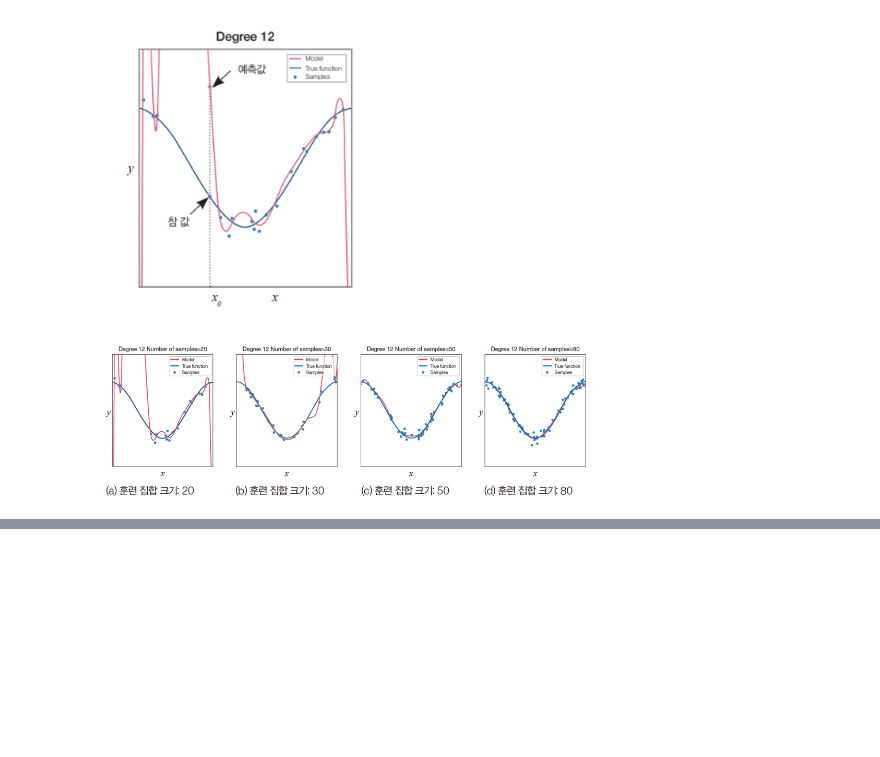
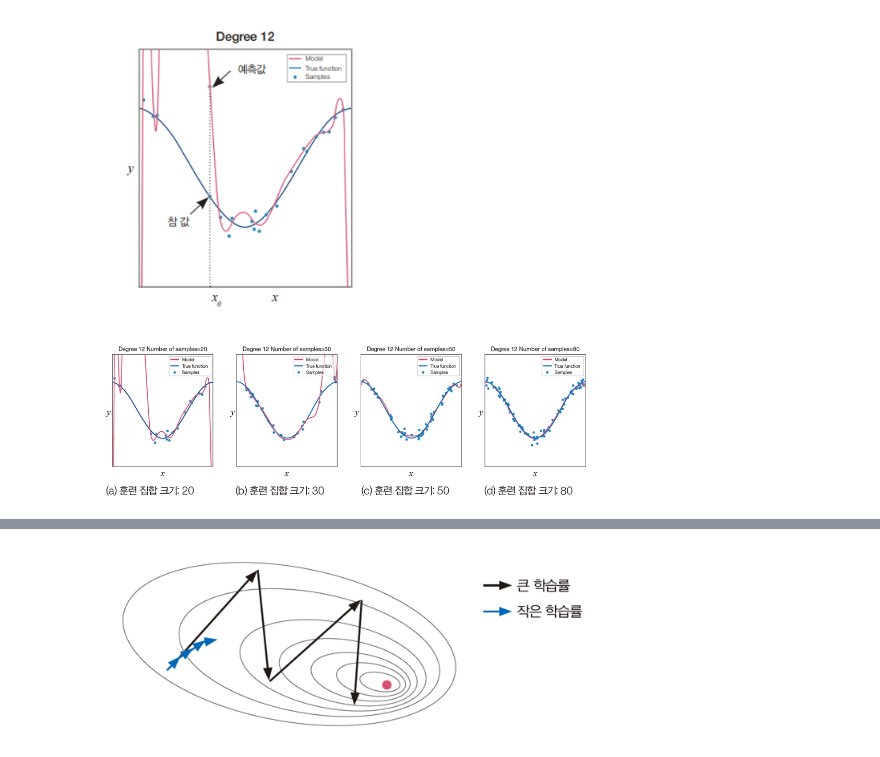
Before and after one commit to bigdataleeky/python, a Jupyter notebook: 20220421/20220421.ipynb, the cells around one changed output, grey strips where cells are left out. Cells and saved outputs as stored; diff of their text form; code cells hidden in the pictures; blank space fills up the shorter version.

```diff
--- a/20220421/20220421.ipynb
+++ b/20220421/20220421.ipynb
@@ -745,0 +795,8 @@ print(f"교차 엔트로피 정확률 { round(accuracy_corse[1]*100, 3) }")
+# %%
+# 모멘텀의 학습률
+# 그레디언트 는 최적점(최적의 해) 방향을 알려주지만. 이동량에 대한 정보가 없기때문에 작은 학습률을 곱해서
+# 조금씩 보수적으로 이동
+# 학습률이 너무 작으면 시간이 과다, 너무크면 진동이 일어날 가능성
+Image("https://raw.githubusercontent.com/bigdataleeky/python/main/image/46.PNG", width=500)
+# %% [output]
+[figure, added]
```
Also changed, not shown: parts of 38 cells of this notebook.
